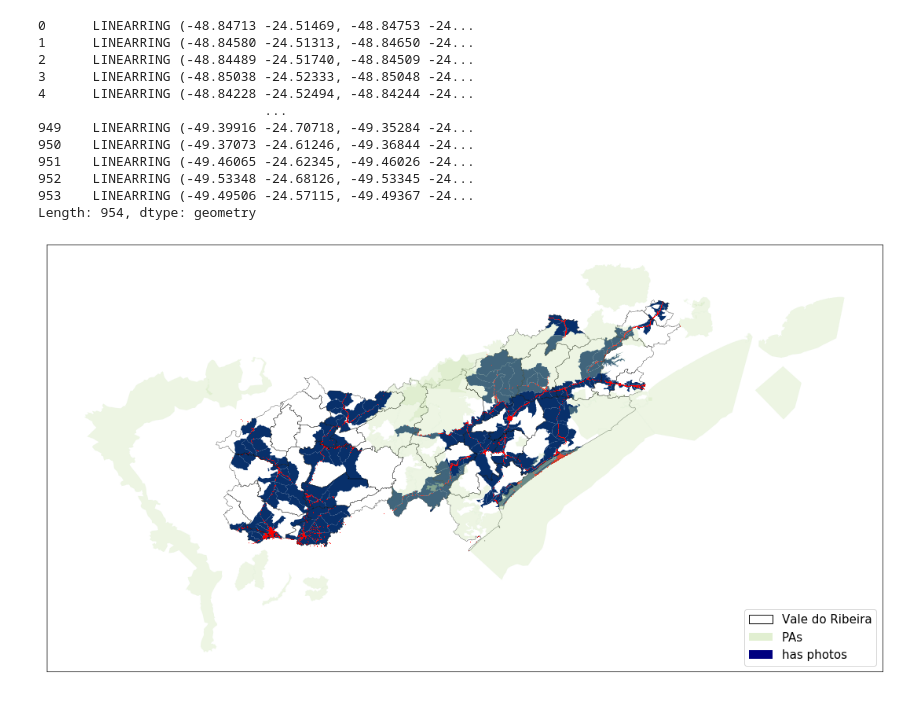
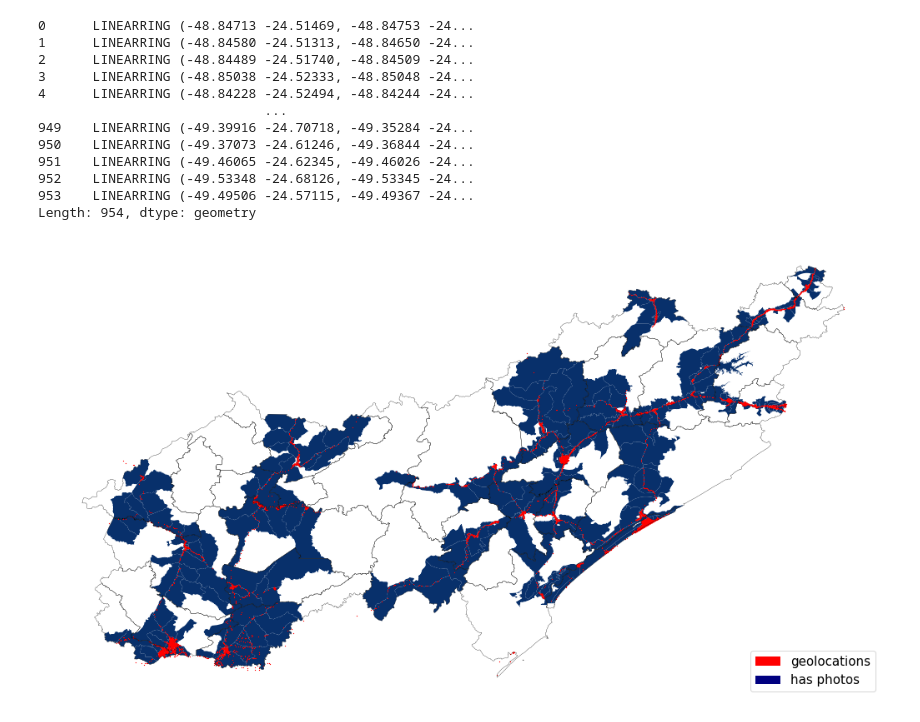
Before and after one commit to PARSECworld/streetsValeRibeira, a Jupyter notebook: street_crawler/2_StreetsImagesAnalysisPlots.ipynb, the cells around one changed output. Cells and saved outputs as stored; diff of their text form; code cells hidden in the pictures.

```diff
--- a/street_crawler/2_StreetsImagesAnalysisPlots.ipynb
+++ b/street_crawler/2_StreetsImagesAnalysisPlots.ipynb
@@ -351,36 +309,40 @@ Length: 954, dtype: geometry
 # %%
 from matplotlib.patches import Patch
 import matplotlib.pyplot as plt
+from shapely.geometry import Point, Polygon
+
 
 my_cmap = plt.cm.get_cmap('Blues')
-#my_cmap.set_under(color='white', alpha=0)
+my_cmap.set_under(color='white', alpha=1)
 fig, axs= plt.subplots(figsize=(20, 10))
 
 vr = gpd.read_file('../raw_data/shapefiles/censo2010_municipios_valeRibeira/censo2010municipios_valedaRibeira.dbf')
-uc = gpd.read_file('../raw_data/shapefiles/UnidadesConservação/ucs_filtradas.shx')
+#vr = gpd.read_file('../raw_data/shapefiles/censo2010_municipios_valeRibeira/valedaRibeira_merged.dbf')
+#uc = gpd.read_file('../raw_data/shapefiles/UnidadesConservação/ucs_filtradas.shx')
+vr.boundary.plot(edgecolor='black',ax=axs, linewidth=0.3) #contourn
 
-vr.boundary.plot(edgecolor='black',ax=axs, linewidth=0.3) #contourn
+
+
 vale['has_photos'] = (vale['photos'] >=1).astype(int)
 photos_plot = vale.plot(ax=axs, column='has_photos',cmap=my_cmap, alpha=1, vmax=1,vmin=0.0001, legend=False)
-uc_plot = uc.boundary.plot(ax=axs, color='lightgreen',edgecolor='darkgreen',
-                           facecolor='#c5e1a5',alpha=0.3,linewidth=0.05)#Protected areas contourn
+#uc_plot = uc.boundary.plot(ax=axs, color='lightgreen',edgecolor='darkgreen', facecolor='#c5e1a5',alpha=0.3,linewidth=0.05)#Protected areas contourn
 
-axs.legend(handles=[Patch(facecolor='white', edgecolor='black', label='Vale do Ribeira'),
-                    Patch(facecolor='#c5e1a5', alpha=0.5, label='PAs'),
+axs.legend(handles=[Patch(facecolor='red', alpha=1, label='geolocations'),
                     Patch(facecolor='#000080', label='has photos')],
                     loc='lower right',
                     fontsize=15)
 
 
 for city in geo['city'].unique():
     city_dots = geo[geo['city'] == city]
-    images_plot = city_dots.plot(ax=axs, markersize=0.2, color='red',linewidth=0.2) #streets
+    images_plot = city_dots.plot(ax=axs, markersize=0.5, color='red',linewidth=0.4) #streets
 
-axs.axes.get_xaxis().set_visible(False)
-axs.axes.get_yaxis().set_visible(False)
+#axs.axes.get_xaxis().set_visible(False)
+#axs.axes.get_yaxis().set_visible(False)
 axs.set_aspect('equal')
+axs.axis('off')
 
-plt.savefig(fname='../plots/streetsVR.pdf', dpi=100, facecolor='w', edgecolor='w')
-plt.savefig(fname='../plots/streetsVR.png', dpi=300, facecolor='w', edgecolor='w')
+plt.savefig(fname='../plots/streetsVR.pdf', dpi=100, facecolor='w', edgecolor='w',bbox_inches='tight')
+plt.savefig(fname='../plots/streetsVR.png', dpi=300, facecolor='w', edgecolor='w',bbox_inches='tight')
 # %% [output]
-[figure, old version]
+[figure, new version]
```
Also changed, not shown: parts of 3 cells of this notebook, 1 other file.
